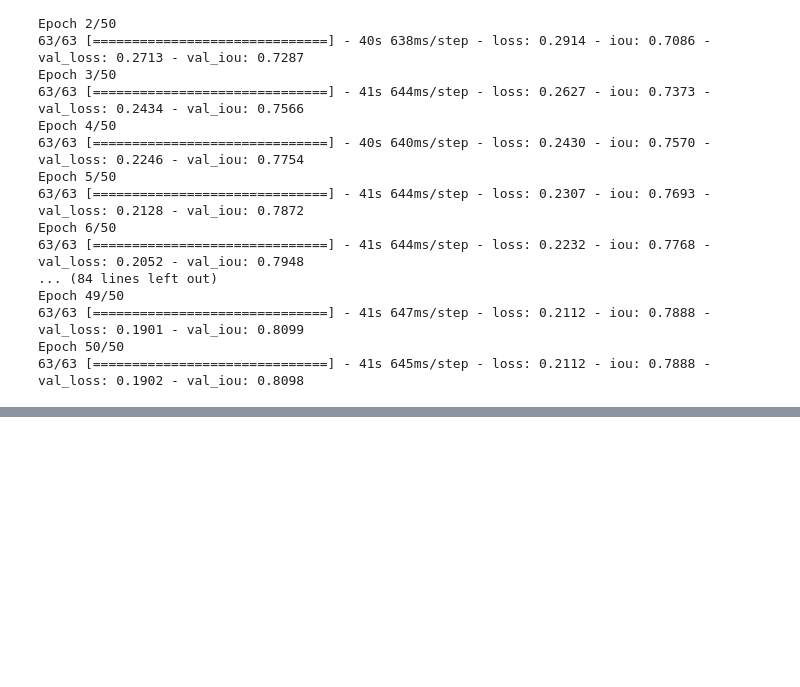
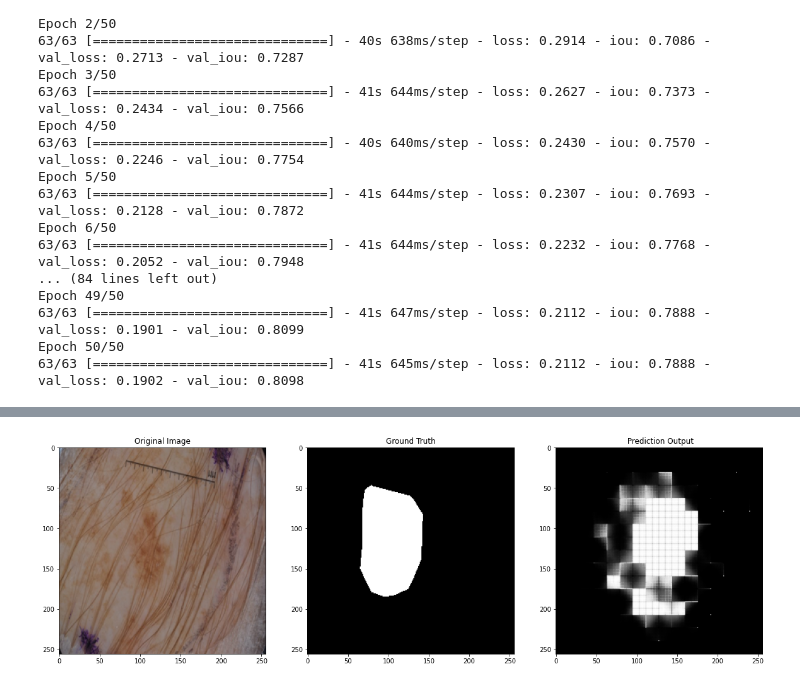
Before and after one commit to shehabKhamis/skinLesionSegmentation, a Jupyter notebook: lesionSegmentation.ipynb, the cells around one changed output, grey strips where cells are left out. Drawn from its saved outputs; the diff is of its cells as text; code cells hidden in the pictures; blank space fills up the shorter version.

```diff
--- a/lesionSegmentation.ipynb
+++ b/lesionSegmentation.ipynb
@@ -385,0 +510,21 @@ model, hist = fcn_net(epochs_num= 5 ,learningRate = 0.003)
+# %%
+sampleImg=xTest[150].copy()
+sampleImg=sampleImg.astype('uint8')
+ysampleImg=yTest[150].copy()
+ysampleImg=ysampleImg.astype('uint8')
+img_pred2 = pretrainedFCN.predict(xTest[150].reshape(1,256,256,3))
+plt.figure(figsize=(20,16))
+plt.subplot(1,3,1)
+plt.imshow(sampleImg)
+plt.title('Original Image')
+plt.subplot(1,3,2)
+plt.imshow(ysampleImg, plt.cm.binary_r)
+plt.title('Ground Truth')
+plt.subplot(1,3,3)
+
+
+plt.imshow(img_pred2.reshape(256, 256), plt.cm.binary_r)
+plt.title(' Prediction Output')
+plt.show()
+# %% [output]
+[figure, added]
```
Also changed, not shown: parts of 23 cells of this notebook.
